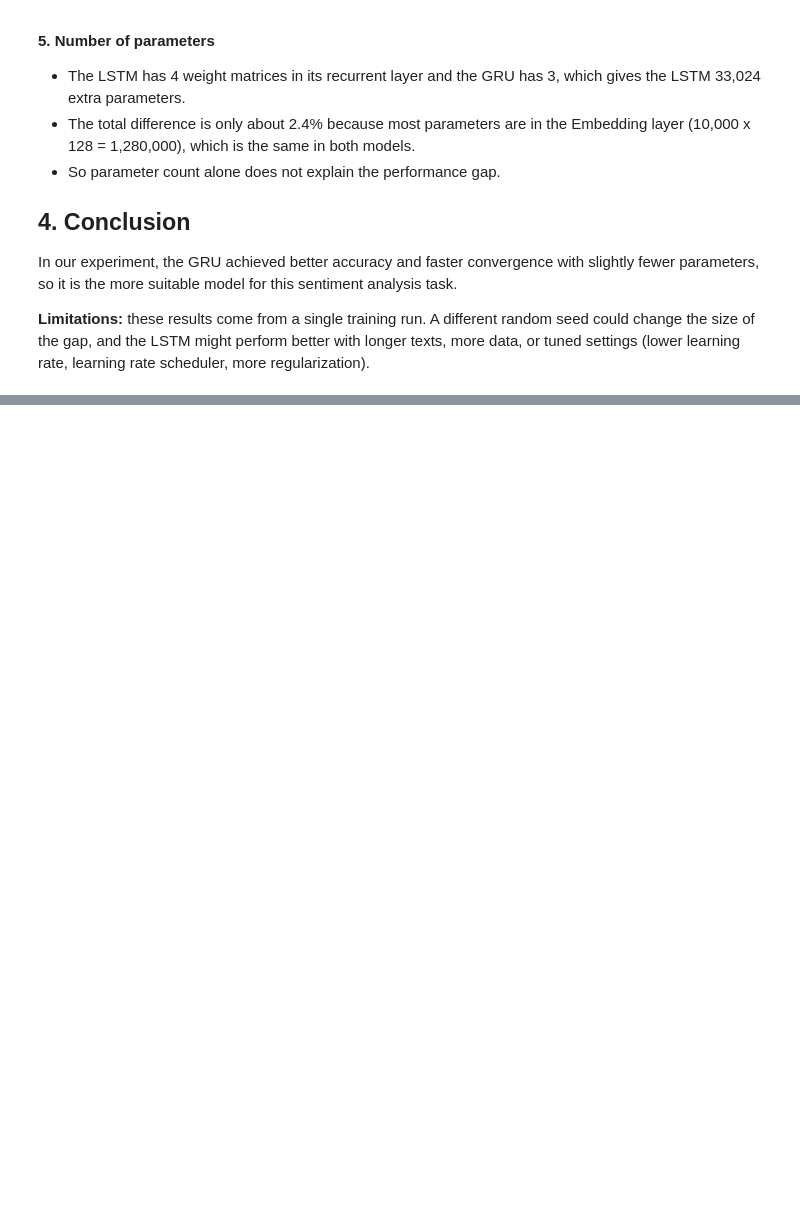
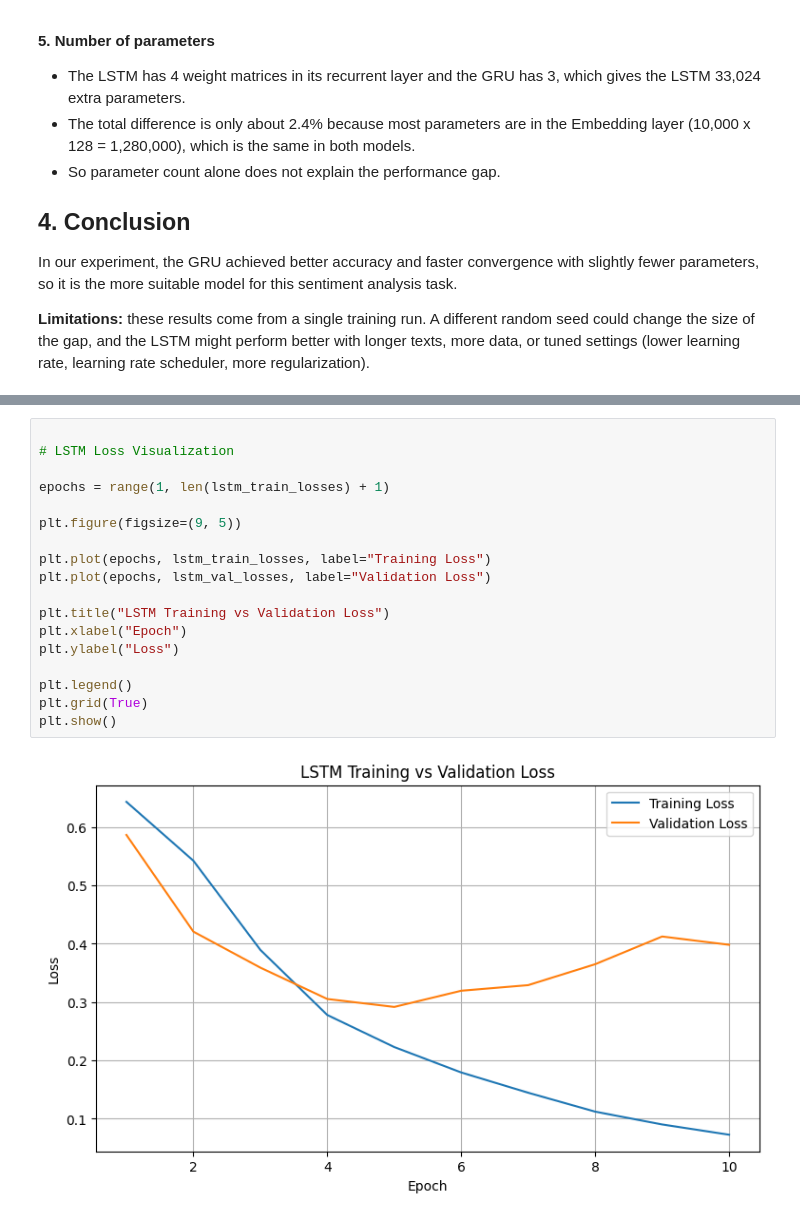
Before and after one commit to ramahhdk87654321-bit/AI_LAB_PROJECT, a Jupyter notebook: AI_LAB_PROJECT.ipynb, the cells around one changed output, grey strips where cells are left out. Drawn from its saved outputs; the diff is of its cells as text; blank space fills up the shorter version.

```diff
--- a/AI_LAB_PROJECT.ipynb
+++ b/AI_LAB_PROJECT.ipynb
@@ -1270,0 +1328,20 @@ In our experiment, the GRU achieved better accuracy and faster convergence with
+# %%
+
+# LSTM Loss Visualization
+
+epochs = range(1, len(lstm_train_losses) + 1)
+
+plt.figure(figsize=(9, 5))
+
+plt.plot(epochs, lstm_train_losses, label="Training Loss")
+plt.plot(epochs, lstm_val_losses, label="Validation Loss")
+
+plt.title("LSTM Training vs Validation Loss")
+plt.xlabel("Epoch")
+plt.ylabel("Loss")
+
+plt.legend()
+plt.grid(True)
+plt.show()
+# %% [output]
+[figure, added]
```
Also changed, not shown: parts of 22 cells of this notebook.
